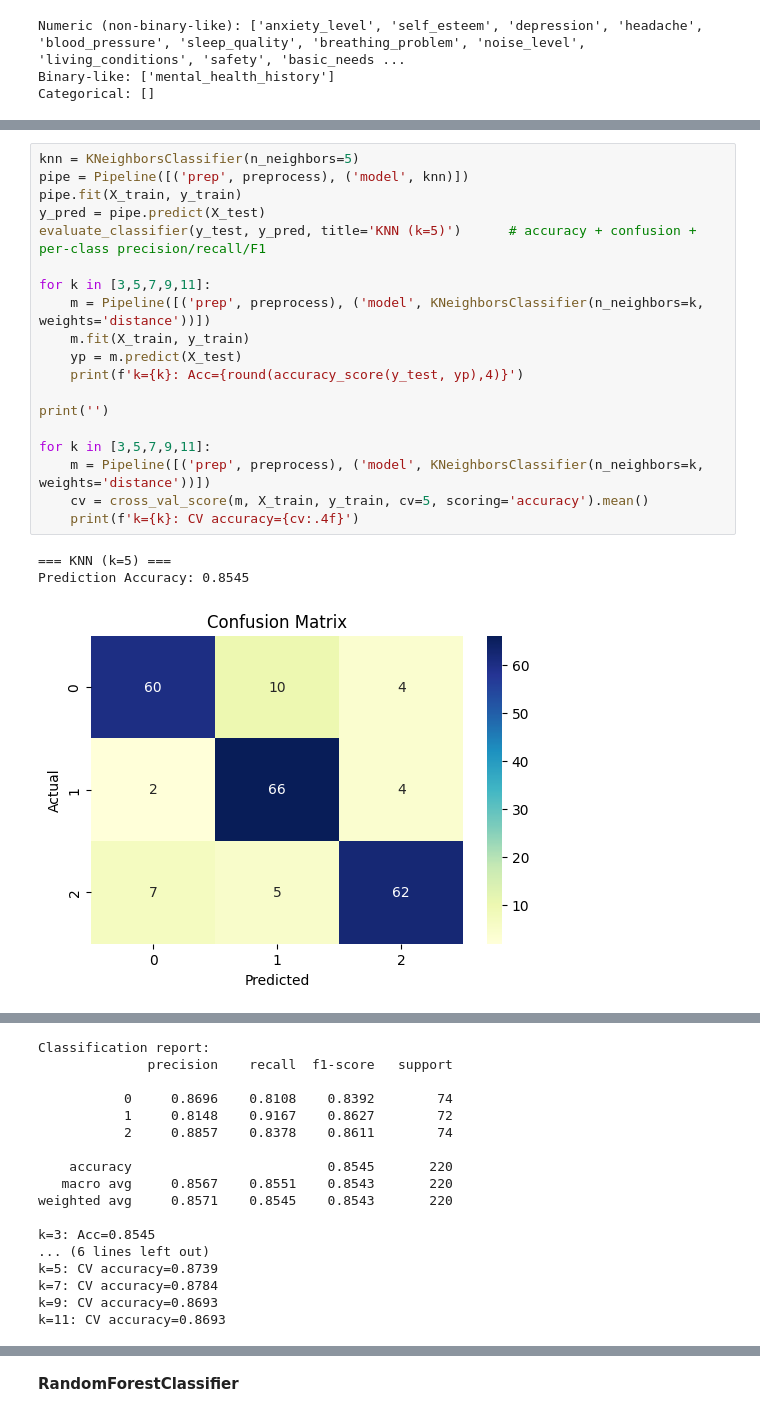
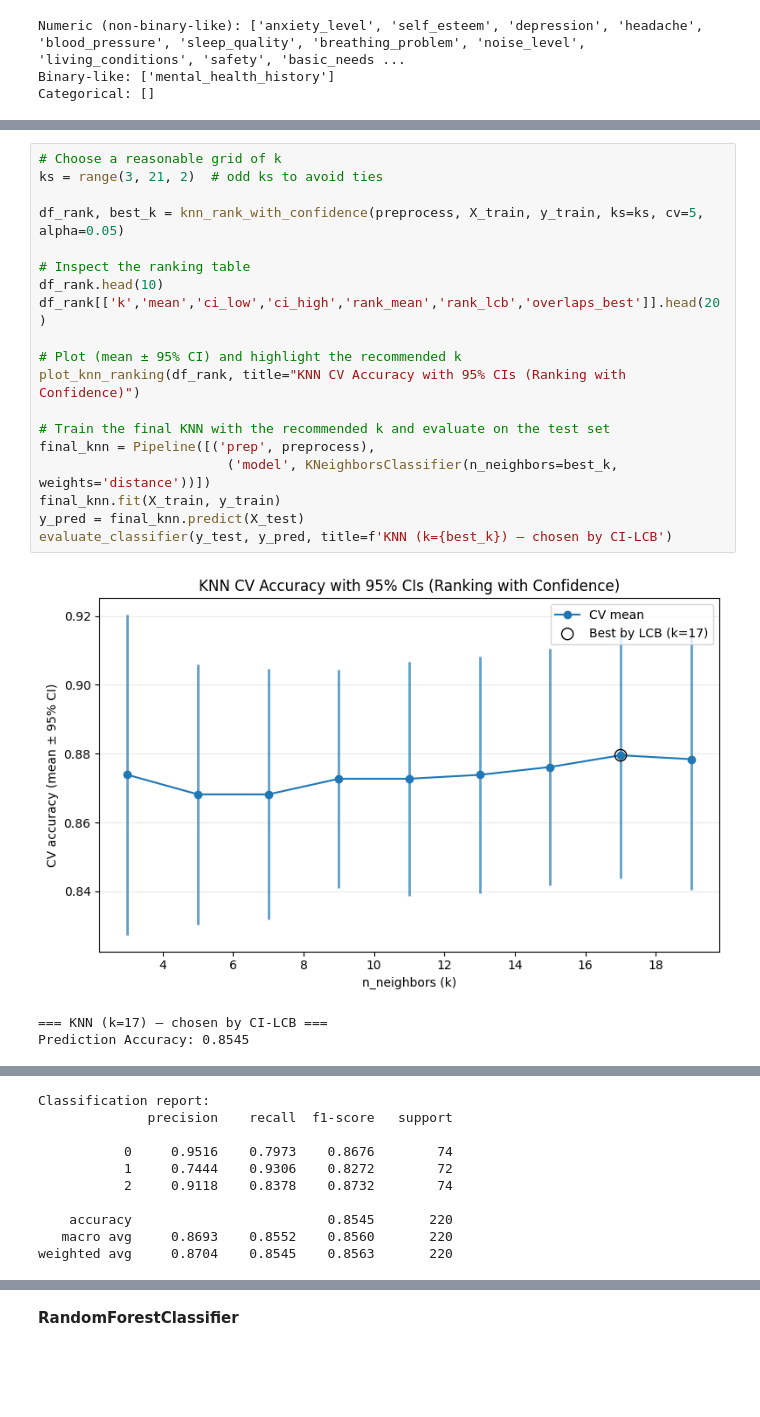
Before and after one commit to luispabloaiello-da/final_project, a Jupyter notebook: notebooks/_main_model_training.ipynb, the cells around one changed output, grey strips where cells are left out. Drawn from its saved outputs; the diff is of its cells as text; blank space fills up the shorter version.

```diff
--- a/notebooks/_main_model_training.ipynb
+++ b/notebooks/_main_model_training.ipynb
@@ -172,23 +171,23 @@ X_train.shape, X_test.shape
 # %%
-knn = KNeighborsClassifier(n_neighbors=5)
-pipe = Pipeline([('prep', preprocess), ('model', knn)])
-pipe.fit(X_train, y_train)
-y_pred = pipe.predict(X_test)
-evaluate_classifier(y_test, y_pred, title='KNN (k=5)')      # accuracy + confusion + per-class precision/recall/F1
+# Choose a reasonable grid of k
+ks = range(3, 21, 2)  # odd ks to avoid ties
 
-for k in [3,5,7,9,11]:
-    m = Pipeline([('prep', preprocess), ('model', KNeighborsClassifier(n_neighbors=k, weights='distance'))])
-    m.fit(X_train, y_train)
-    yp = m.predict(X_test)
-    print(f'k={k}: Acc={round(accuracy_score(y_test, yp),4)}')
+df_rank, best_k = knn_rank_with_confidence(preprocess, X_train, y_train, ks=ks, cv=5, alpha=0.05)
 
-print('')
+# Inspect the ranking table
+df_rank.head(10)
+df_rank[['k','mean','ci_low','ci_high','rank_mean','rank_lcb','overlaps_best']].head(20)
 
-for k in [3,5,7,9,11]:
-    m = Pipeline([('prep', preprocess), ('model', KNeighborsClassifier(n_neighbors=k, weights='distance'))])
-    cv = cross_val_score(m, X_train, y_train, cv=5, scoring='accuracy').mean()
-    print(f'k={k}: CV accuracy={cv:.4f}')
+# Plot (mean ± 95% CI) and highlight the recommended k
+plot_knn_ranking(df_rank, title="KNN CV Accuracy with 95% CIs (Ranking with Confidence)")
+
+# Train the final KNN with the recommended k and evaluate on the test set
+final_knn = Pipeline([('prep', preprocess),
+                        ('model', KNeighborsClassifier(n_neighbors=best_k, weights='distance'))])
+final_knn.fit(X_train, y_train)
+y_pred = final_knn.predict(X_test)
+evaluate_classifier(y_test, y_pred, title=f'KNN (k={best_k}) — chosen by CI-LCB')
 # %% [output]
+[figure, new version]
-=== KNN (k=5) ===
+=== KNN (k=17) — chosen by CI-LCB ===
 Prediction Accuracy: 0.8545
-[figure, old version]
@@ -195,18 +195,11 @@ Prediction Accuracy: 0.8545
 Classification report:
               precision    recall  f1-score   support
 
-           0     0.8696    0.8108    0.8392        74
-           1     0.8148    0.9167    0.8627        72
-           2     0.8857    0.8378    0.8611        74
+           0     0.9516    0.7973    0.8676        74
+           1     0.7444    0.9306    0.8272        72
+           2     0.9118    0.8378    0.8732        74
 
     accuracy                         0.8545       220
-   macro avg     0.8567    0.8551    0.8543       220
-weighted avg     0.8571    0.8545    0.8543       220
-
-k=3: Acc=0.8545
-... (6 lines left out)
-k=5: CV accuracy=0.8739
-k=7: CV accuracy=0.8784
-k=9: CV accuracy=0.8693
-k=11: CV accuracy=0.8693
+   macro avg     0.8693    0.8552    0.8560       220
+weighted avg     0.8704    0.8545    0.8563       220
 # %% [markdown]
```
Also changed, not shown: parts of 39 cells of this notebook, 23 other files.
